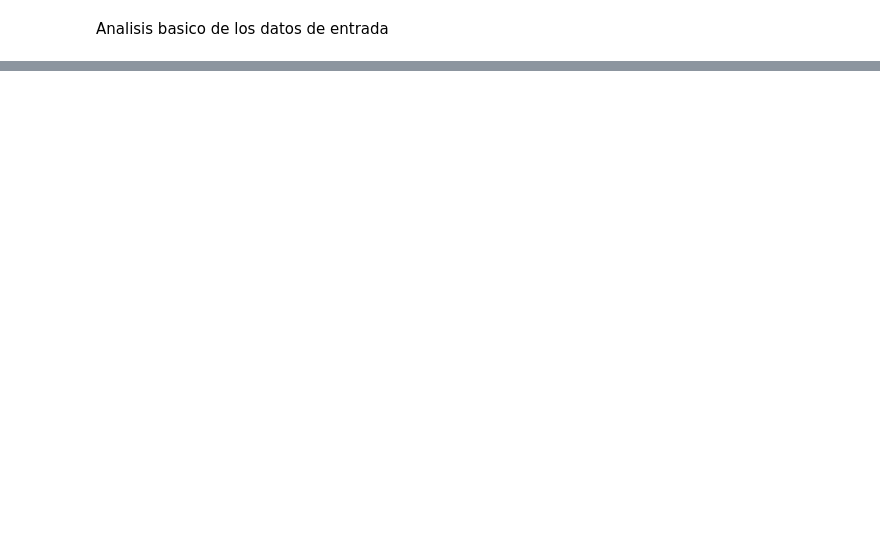
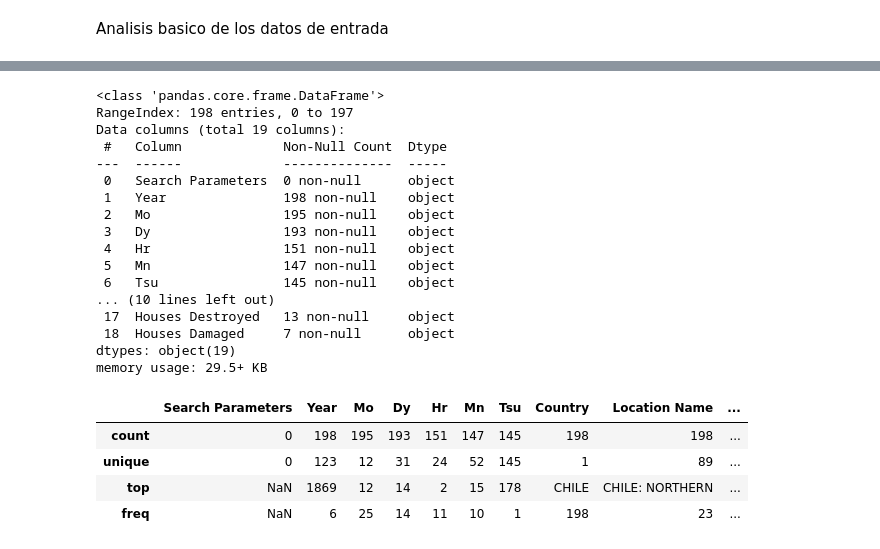
Before and after one commit to FrancoAv1/Taller-de-python-2, a Jupyter notebook: tarea2.ipynb, the cells around one changed output, grey strips where cells are left out. Cells and saved outputs as stored; diff of their text form; code cells hidden in the pictures; blank space fills up the shorter version.

```diff
--- a/tarea2.ipynb
+++ b/tarea2.ipynb
@@ -93,3 +84,30 @@ df.tail()
+# %%
+#Información y análisis estadístico
+df.info()
+df.describe()
+# %% [output]
+<class 'pandas.core.frame.DataFrame'>
+RangeIndex: 198 entries, 0 to 197
+Data columns (total 19 columns):
+ #   Column             Non-Null Count  Dtype
+---  ------             --------------  -----
+ 0   Search Parameters  0 non-null      object
+ 1   Year               198 non-null    object
+ 2   Mo                 195 non-null    object
+ 3   Dy                 193 non-null    object
+ 4   Hr                 151 non-null    object
+ 5   Mn                 147 non-null    object
+ 6   Tsu                145 non-null    object
+... (10 lines left out)
+ 17  Houses Destroyed   13 non-null     object
+ 18  Houses Damaged     7 non-null      object
+dtypes: object(19)
+memory usage: 29.5+ KB
+|  | Search Parameters | Year | Mo | Dy | Hr | Mn | Tsu | Country | Location Name | ... |
+| count | 0 | 198 | 195 | 193 | 151 | 147 | 145 | 198 | 198 | ... |
+| unique | 0 | 123 | 12 | 31 | 24 | 52 | 145 | 1 | 89 | ... |
+| top | NaN | 1869 | 12 | 14 | 2 | 15 | 178 | CHILE | CHILE: NORTHERN | ... |
+| freq | NaN | 6 | 25 | 14 | 11 | 10 | 1 | 198 | 23 | ... |
 # %%
 # Dimensión del dataframe (rows, columns)
 df.shape
```
Also changed, not shown: parts of 12 cells of this notebook.
